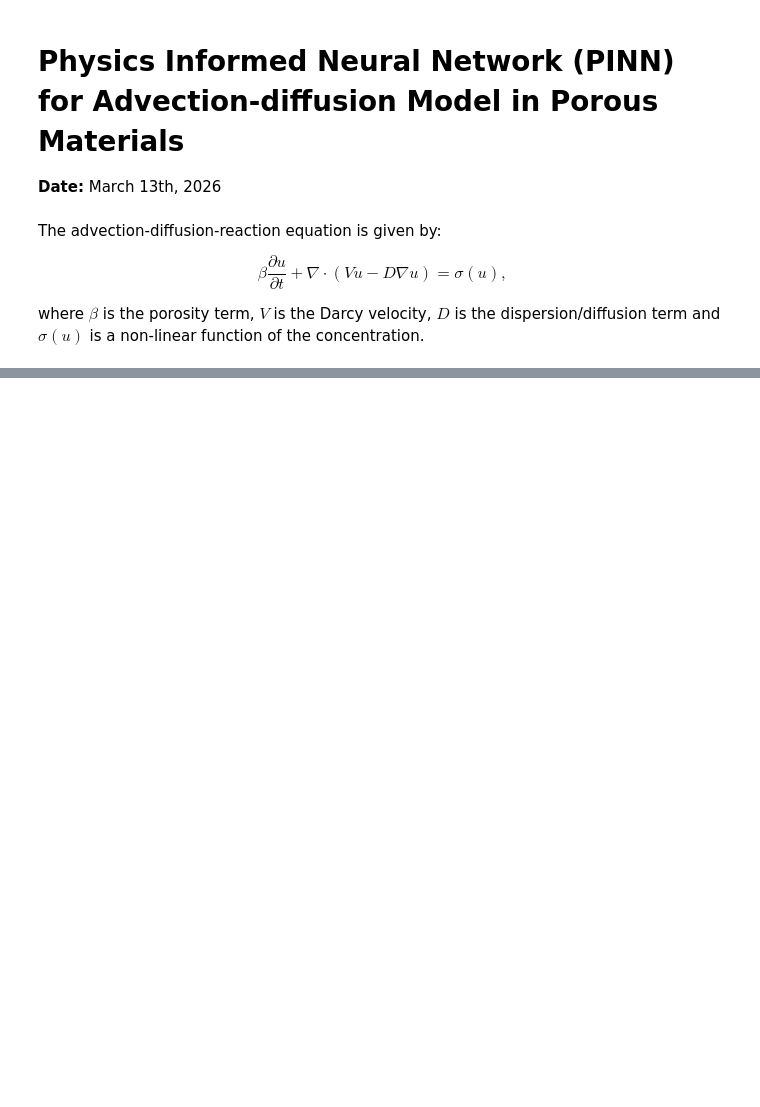
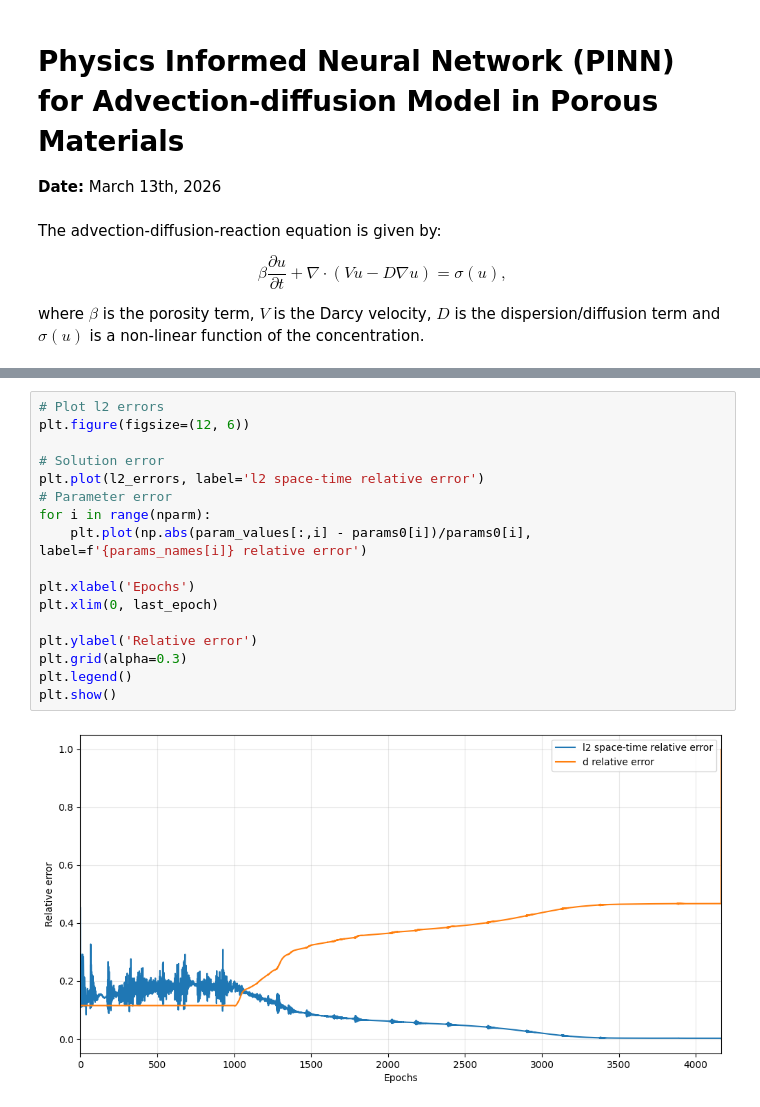
Before and after one commit to alanPalma25/Inverse-PINN-in-Porous-Media, a Jupyter notebook: ad_PINN.ipynb, the cells around one changed output, grey strips where cells are left out. Saved outputs shown, nothing was run; the diff lists cells and outputs as text; blank space fills up the shorter version.

```diff
--- a/ad_PINN.ipynb
+++ b/ad_PINN.ipynb
@@ -47,0 +469,19 @@ train_parameters_epochs = 1000 # Number of epochs to train the parameters
+# %%
+# Plot l2 errors
+plt.figure(figsize=(12, 6))
+
+# Solution error
+plt.plot(l2_errors, label='l2 space-time relative error')
+# Parameter error
+for i in range(nparm):
+    plt.plot(np.abs(param_values[:,i] - params0[i])/params0[i], label=f'{params_names[i]} relative error')
+
+plt.xlabel('Epochs')
+plt.xlim(0, last_epoch)
+
+plt.ylabel('Relative error')
+plt.grid(alpha=0.3)
+plt.legend()
+plt.show()
+# %% [output]
+[figure, added]
```
Also changed, not shown: parts of 20 cells of this notebook, 34 other files.
